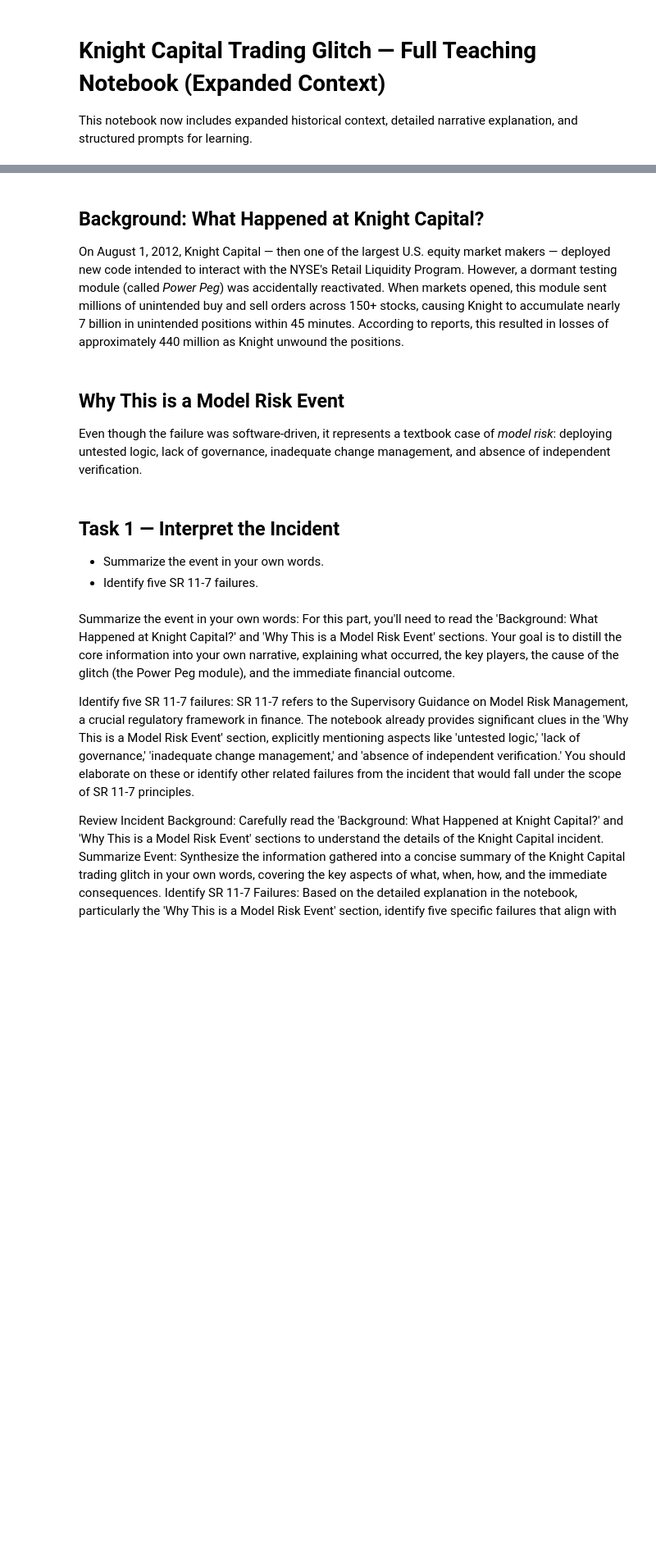
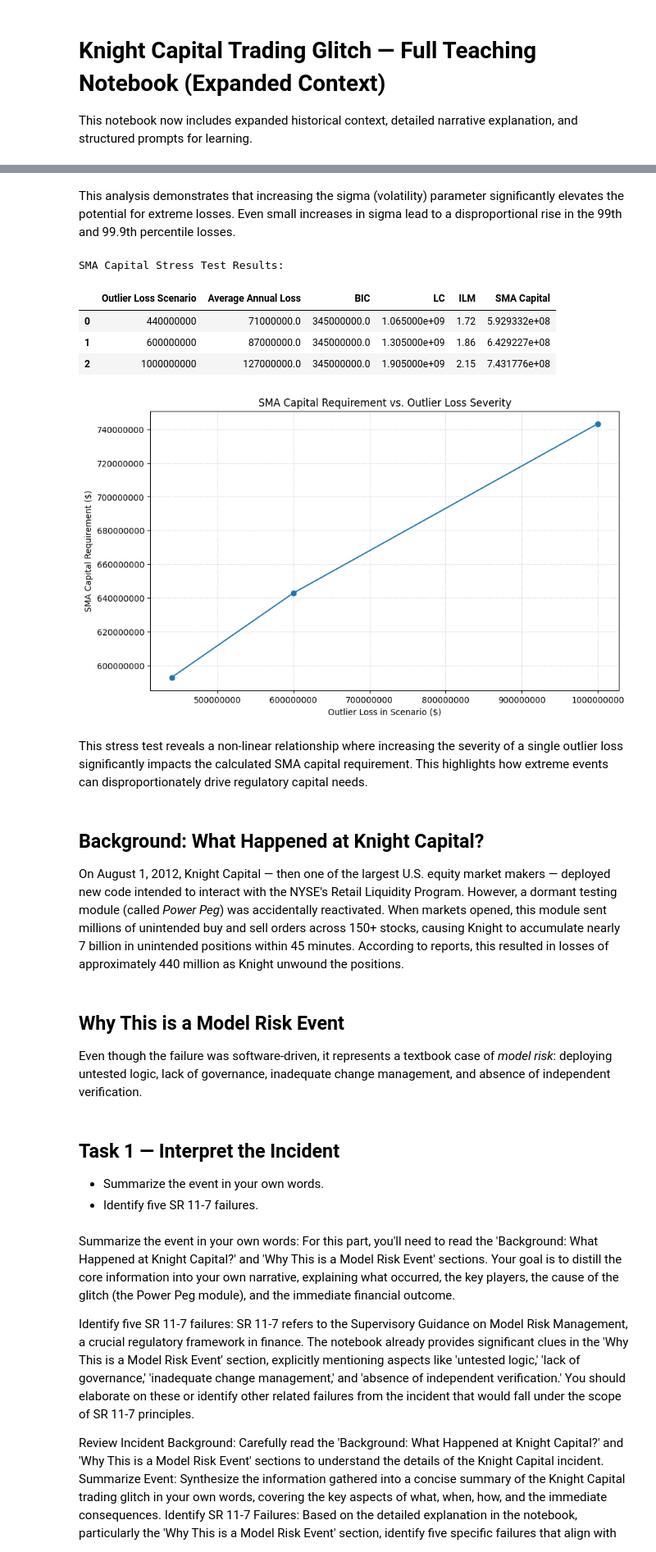
Before and after one commit to joelstub/joelstub, a Jupyter notebook: Knight_Capital_Expanded_Context_Teaching_Notebook_(1).ipynb, the cells around one changed output, grey strips where cells are left out. Shown at 82% size. Saved outputs shown, nothing was run; the diff lists cells and outputs as text; code cells hidden in the pictures; blank space fills up the shorter version.

```diff
--- a/Knight_Capital_Expanded_Context_Teaching_Notebook_(1).ipynb
+++ b/Knight_Capital_Expanded_Context_Teaching_Notebook_(1).ipynb
@@ -6,3 +127,82 @@ This notebook now includes expanded historical context, detailed narrative expla
+# %% [markdown]
+This analysis demonstrates that increasing the sigma (volatility) parameter significantly elevates the potential for extreme losses. Even small increases in sigma lead to a disproportional rise in the 99th and 99.9th percentile losses.
+# %%
+import numpy as np
+import pandas as pd
+import matplotlib.pyplot as plt
+
+# Baseline parameters
+BI = 2_500_000_000 # Business Indicator
+base_losses = [30_000_000] * 9 # Nine annual losses
+
+# Outlier loss values to stress test
+outlier_losses_scenarios = [
+    440_000_000, # Original Knight Capital loss
+    600_000_000,
+    1_000_000_000
+]
+
+# Store results
+sma_capital_results = []
+
+for outlier_loss in outlier_losses_scenarios:
+    # Construct the full list of losses for the scenario
+    current_losses = base_losses + [outlier_loss]
+
+    # Calculate average annual loss
+    avg = np.mean(current_losses)
+
+    # Calculate BIC (Business Indicator Component)
+    BIC = 0.12e9 + 0.15 * (BI - 1e9)
+
+    # Calculate LC (Loss Component)
+    LC = 15 * avg
+
+    # Calculate ILM (Internal Loss Multiplier)
+    # Ensure 0.8 * BIC is not zero to avoid division by zero
+    if (0.8 * BIC) == 0:
+        ILM = np.nan # Or handle as appropriate
+    else:
+        ILM = np.log(np.e - 1 + LC / (0.8 * BIC))
+
+    # Calculate final capital requirement
+    capital = BIC * ILM
+
+    sma_capital_results.append({
+        'Outlier Loss Scenario': outlier_loss,
+        'Average Annual Loss': avg,
+        'BIC': BIC,
+        'LC': LC,
+        'ILM': ILM,
+        'SMA Capital': capital
+    })
+
+# Store results in a pandas DataFrame
+sma_capital_df = pd.DataFrame(sma_capital_results)
+
+# Print the table clearly
+print("SMA Capital Stress Test Results:")
+display(sma_capital_df.round(2))
+
+# Visualization: SMA Capital vs. Outlier Loss
+plt.figure(figsize=(10, 6))
+plt.plot(sma_capital_df['Outlier Loss Scenario'], sma_capital_df['SMA Capital'], marker='o', linestyle='-')
+plt.xlabel('Outlier Loss in Scenario ($)')
+plt.ylabel('SMA Capital Requirement ($)')
+plt.title('SMA Capital Requirement vs. Outlier Loss Severity')
+plt.ticklabel_format(style='plain', axis='x')
+plt.ticklabel_format(style='plain', axis='y')
+plt.grid(True, linestyle=':', alpha=0.7)
+plt.show()
+# %% [output]
+SMA Capital Stress Test Results:
+|  | Outlier Loss Scenario | Average Annual Loss | BIC | LC | ILM | SMA Capital |
+| 0 | 440000000 | 71000000.0 | 345000000.0 | 1.065000e+09 | 1.72 | 5.929332e+08 |
+| 1 | 600000000 | 87000000.0 | 345000000.0 | 1.305000e+09 | 1.86 | 6.429227e+08 |
+| 2 | 1000000000 | 127000000.0 | 345000000.0 | 1.905000e+09 | 2.15 | 7.431776e+08 |
+[figure, added]
+# %% [markdown]
+This stress test reveals a non-linear relationship where increasing the severity of a single outlier loss significantly impacts the calculated SMA capital requirement. This highlights how extreme events can disproportionately drive regulatory capital needs.
 # %% [markdown]
 ## Background: What Happened at Knight Capital?
 On August 1, 2012, Knight Capital — then one of the largest U.S. equity market makers — deployed new code intended to interact with the NYSE's Retail Liquidity Program. However, a dormant testing module (called *Power Peg*) was accidentally reactivated. When markets opened, this module sent millions of unintended buy and sell orders across 150+ stocks, causing Knight to accumulate nearly 7 billion in unintended positions within 45 minutes. According to reports, this resulted in losses of approximately 440 million as Knight unwound the positions.
```
Also changed, not shown: parts of 4 cells of this notebook.
